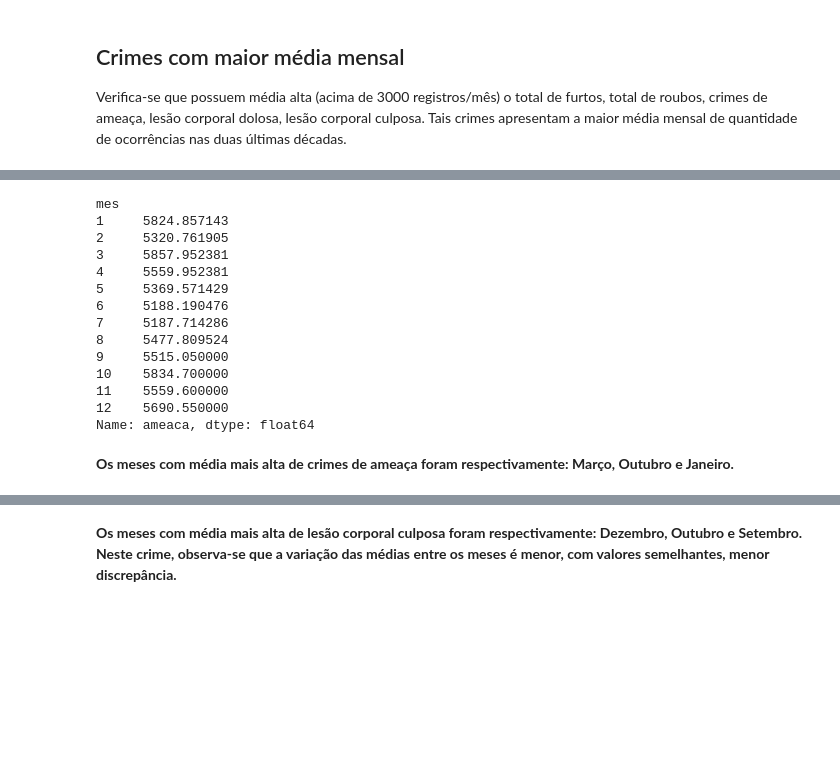
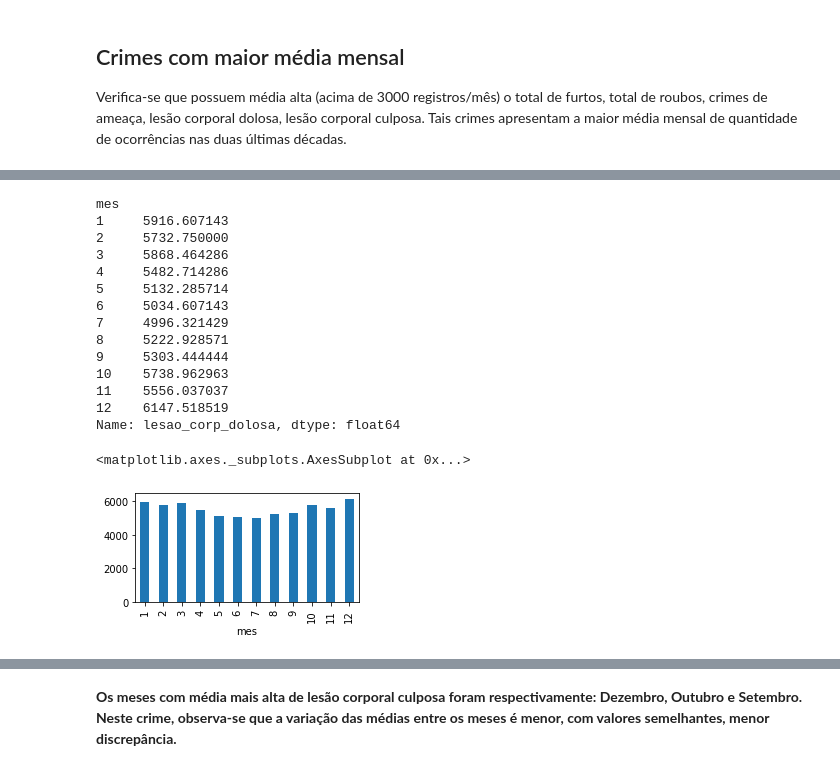
Before and after one commit to adrianadamata/Data_Science_Analise_Dados_Violencia_RJ, a Jupyter notebook: PROJETO_2_Analisando_a_Violência_no_Rio_de_Janeirob.ipynb, the cells around one changed output, grey strips where cells are left out. Saved outputs shown, nothing was run; the diff lists cells and outputs as text; code cells hidden in the pictures; blank space fills up the shorter version.

```diff
--- a/PROJETO_2_Analisando_a_Violência_no_Rio_de_Janeirob.ipynb
+++ b/PROJETO_2_Analisando_a_Violência_no_Rio_de_Janeirob.ipynb
@@ -249,20 +328,22 @@ Name: total_roubos, dtype: float64
 # %%
-# Média de Crimes de Ameaça (1991 a 2019) separadas por mês: (mes 1 = janeiro; mes 12 = dezembro)
-df.groupby(['mes']).ameaca.mean()
+# Média de Total de Lesão Corporal Dolosa (1991 a 2019) separadas por mês: (mes 1 = janeiro; mes 12 = dezembro)
+media_lesao_corp_dolosa = df_clean.groupby(['mes']).lesao_corp_dolosa.mean()
+print(media_lesao_corp_dolosa)
+media_lesao_corp_dolosa.plot.bar(figsize=(4,2))
 # %% [output]
 mes
-1     5824.857143
-2     5320.761905
-3     5857.952381
-4     5559.952381
-5     5369.571429
-6     5188.190476
-7     5187.714286
-8     5477.809524
-9     5515.050000
-10    5834.700000
-11    5559.600000
-12    5690.550000
-Name: ameaca, dtype: float64
+1     5916.607143
+2     5732.750000
+3     5868.464286
+4     5482.714286
+5     5132.285714
+6     5034.607143
+7     4996.321429
+8     5222.928571
+9     5303.444444
+10    5738.962963
+11    5556.037037
+12    6147.518519
+Name: lesao_corp_dolosa, dtype: float64
+<matplotlib.axes._subplots.AxesSubplot at 0x...>
+[figure, added]
-# %% [markdown]
-**Os meses com média mais alta de crimes de ameaça foram respectivamente: Março, Outubro e Janeiro.**
```
Also changed, not shown: parts of 28 cells of this notebook.
